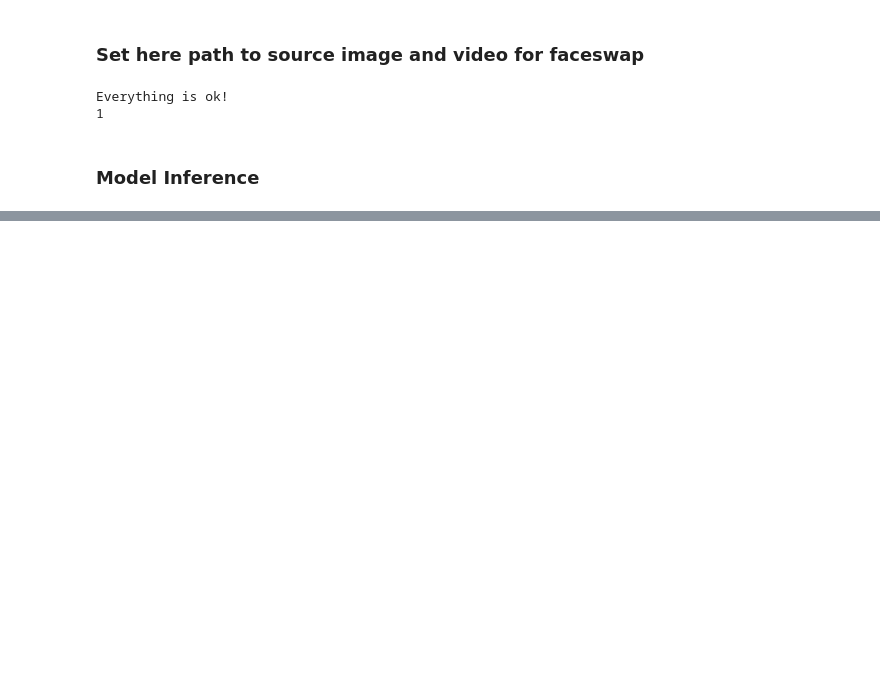
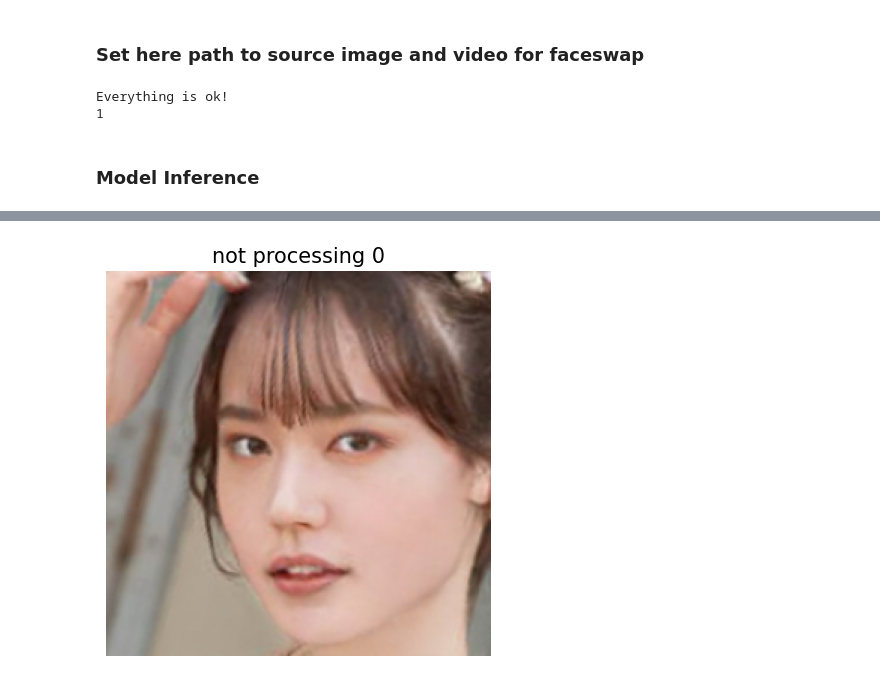
Before and after one commit to TakakiFushimi/ghost, a Jupyter notebook: SberSwapInference.ipynb, the cells around one changed output, grey strips where cells are left out. Cells and saved outputs as stored; diff of their text form; code cells hidden in the pictures; blank space fills up the shorter version.

```diff
--- a/SberSwapInference.ipynb
+++ b/SberSwapInference.ipynb
@@ -74,10 +74,10 @@ choose source image as a photo -- preferable a selfie of a person
 image_to_image = True
 
 if image_to_image:
-    path_to_target = 'examples/images/beckham.jpg'
+    path_to_target = 'examples/images/006.jpg'
 else:
     path_to_video = 'examples/videos/random_gif.gif'
-source_full = cv2.imread('examples/images/elon_musk.jpg')
+source_full = cv2.imread('examples/images/reina.jpg')
 OUT_VIDEO_NAME = "examples/results/result.mp4"
 crop_size = 224 # don't change this
 BS = 60
@@ -173,0 +118,91 @@ Type: <class 'list'>
+# %%
+import matplotlib.pyplot as plt
+import numpy as np
+from typing import List
+
+def show_final_frames(final_frames_list: List[List[np.ndarray]],
+                      titles: List[str] = None,
+                      figsize: tuple = (20, 5),
+                      fontsize: int = 15):
+    """
+    Display final frames with optional titles.
+    オプションのタイトルと共に最終フレームを表示する
+
+    Args:
+    final_frames_list (List[List[np.ndarray]]): 最終フレームのリストのリスト
+    titles (List[str], optional): 各セットのタイトル。デフォルトはNone
+    figsize (tuple, optional): 図のサイズ。デフォルトは(20, 5)
+    fontsize (int, optional): タイトルのフォントサイズ。デフォルトは15
+    """
+    for idx, frames in enumerate(final_frames_list):
+        if frames:
+            fig, axes = plt.subplots(1, len(frames), figsize=figsize)
+            if len(frames) == 1:
+                axes = [axes]
+            for idx, (ax, image) in enumerate(zip(axes, frames)):
+                ax.imshow(image[:, :, ::-1])
+                if titles:
+                    ax.set_title(titles[idx], fontsize=fontsize)
+                ax.axis("off")
+            plt.show()
+
+def get_only_swaped_fullimage(final_frames: List[np.ndarray],
+                          crop_frames: List[np.ndarray],
+                          full_frame: np.ndarray,
+                          tfm_arrays: List[np.ndarray]):
+    """
+    フェイススワッピングや他の画像変換の結果を用いて最終的な画像を生成する
+
+    Args:
+    final_frames (List[np.ndarray]): 最終的に生成されたフレームのリスト
+    full_frame (np.ndarray): フルサイズの元のフレーム
+    tfm_arrays (List[np.ndarray]): 各フレームに適用された変換行列のリスト
+    """
+    final = full_frame.copy()
+
+    for frames, crop_frames, tfm_arrays in zip(final_frames_list, crop_frames_list, tfm_array_list):
+        for frame, crop_frame, tfm_array in zip(frames, crop_frames, tfm_arrays):
+            if frame.size > 0:
+                frame_resized = cv2.resize(frame, (crop_frame.shape[1], crop_frame.shape[0]))
+                mat_rev = cv2.invertAffineTransform(tfm_array)
+                swap_t = cv2.warpAffine(frame_resized, mat_rev, (full_frame.shape[1], full_frame.shape[0]), borderMode=cv2.BORDER_REPLICATE)
+                mask = cv2.warpAffine(np.ones_like(crop_frame[:, :, 0], dtype=np.uint8), mat_rev, (full_frame.shape[1], full_frame.shape[0]))
+                mask = mask[:, :, np.newaxis]
+                final = mask * swap_t + (1 - mask) * final
+
+    final = np.array(final, dtype='uint8')
+    return final
+
+# 表示するタイトルを指定します
+titles = [f'not processing {i}' for i in range(len(final_frames_list))]
+show_final_frames(final_frames_list, titles)
+# 超解像処理
+if use_sr:
+    final_frames_list = face_enhancement(final_frames_list, model)
+# 表示するタイトルを指定します
+titles = [f' processing {i}' for i in range(len(final_frames_list))]
+
+# 画像として表示します
+show_final_frames(final_frames_list, titles)
+result = get_only_swaped_fullimage(final_frames_list, crop_frames_list, full_frames[0], tfm_array_list)
+show_images([source[0][:, :, ::-1], target_full, result], ['Source Image', 'Target Image', 'Swapped Image'], figsize=(20, 15))
+
+if image_to_image:
+    result = get_final_image(final_frames_list, crop_frames_list, full_frames[0], tfm_array_list, handler)
+    show_images([source[0][:, :, ::-1], target_full, result], ['Source Image', 'Target Image', 'Swapped Image'], figsize=(20, 15))
+else:
+    get_final_video(final_frames_list,
+                    crop_frames_list,
+                    full_frames,
+                    tfm_array_list,
+                    OUT_VIDEO_NAME,
+                    fps,
+                    handler)
+    add_audio_from_another_video(path_to_video, OUT_VIDEO_NAME, "audio")
+
+# TIME
+print(f'Full pipeline took {time.time() - START_TIME}')
+if not image_to_image:
+    print(f"Video saved with path {OUT_VIDEO_NAME}")
+# %% [output]
+[figure, added]
```
Also changed, not shown: parts of 6 cells of this notebook, 30 other files.
